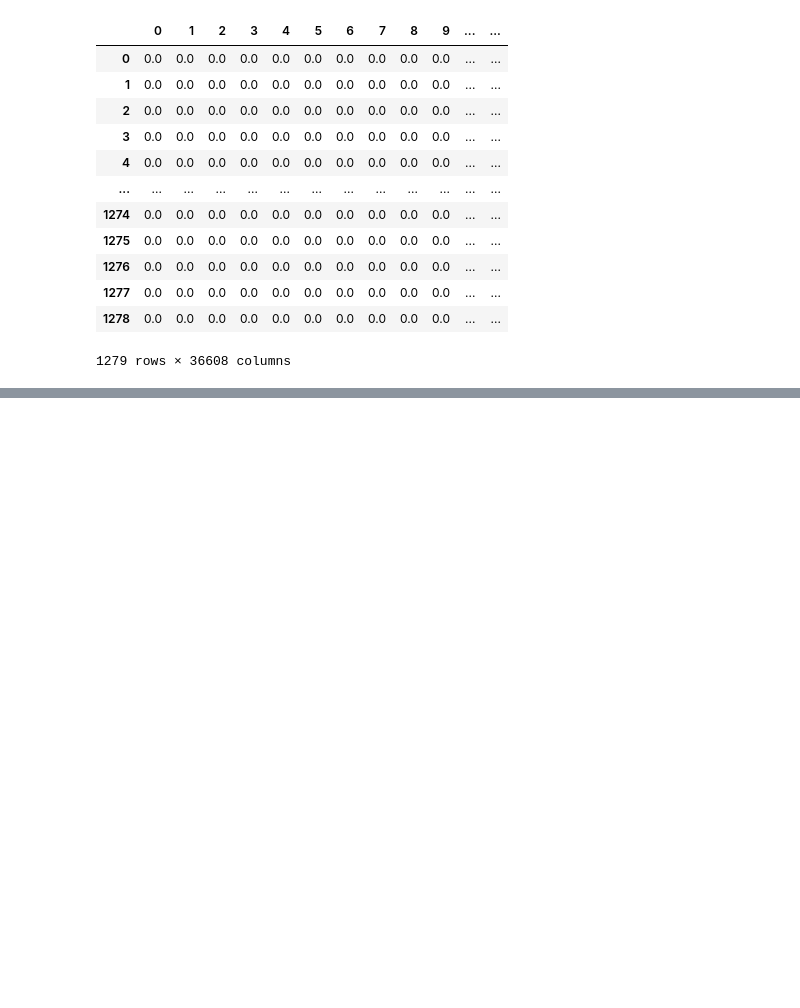
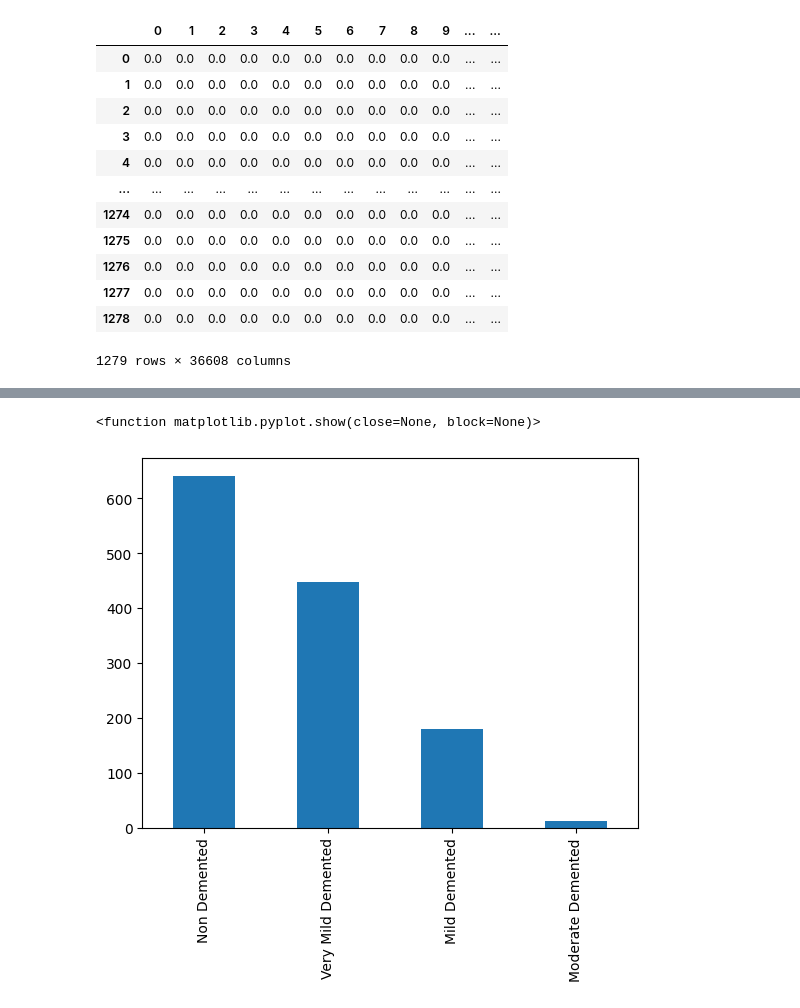
Before and after one commit to bigyambat/TRGN515_ML_Project, a Jupyter notebook: ML.ipynb, the cells around one changed output, grey strips where cells are left out. Cells and saved outputs as stored; diff of their text form; code cells hidden in the pictures; blank space fills up the shorter version.

```diff
--- a/ML.ipynb
+++ b/ML.ipynb
@@ -62,5 +62,5 @@ def JPG2Pixel_Test_Data(directory):
 # %%
 Test_Dataset = "/Users/bigyambat/Desktop/TRGN_ML/Alzheimer_Dataset/test"
 # %%
-JPG2Pixel_Test_Data(Test_Dataset)
+final_test_array = JPG2Pixel_Test_Data(Test_Dataset)
 # %%
@@ -107,7 +113,7 @@ Length: 36608, dtype: float64
 # %% [markdown]
 ### Creating Dataframe for Test Dataset
 # %%
-test_df = pd.DataFrame(test_complete_array)
+test_df = pd.DataFrame(final_test_array)
 # %%
 test_df
 # %% [output]
@@ -126,0 +192,7 @@ test_df
+# %%
+test_df['Labels']= 'Classes'
+# %%
+test_df.loc[0:447,'Labels'] = 'Very Mild Demented'
+test_df.loc[447:459,'Labels'] = 'Moderate Demented'
+test_df.loc[459:638,'Labels'] = 'Mild Demented'
+test_df.loc[638:1278,'Labels'] = 'Non Demented'
@@ -126,0 +224,6 @@ test_df
+# %%
+test_df['Labels'].value_counts().plot(kind='bar')
+plt.show
+# %% [output]
+<function matplotlib.pyplot.show(close=None, block=None)>
+[figure, added]
```
Also changed, not shown: parts of 26 cells of this notebook.
